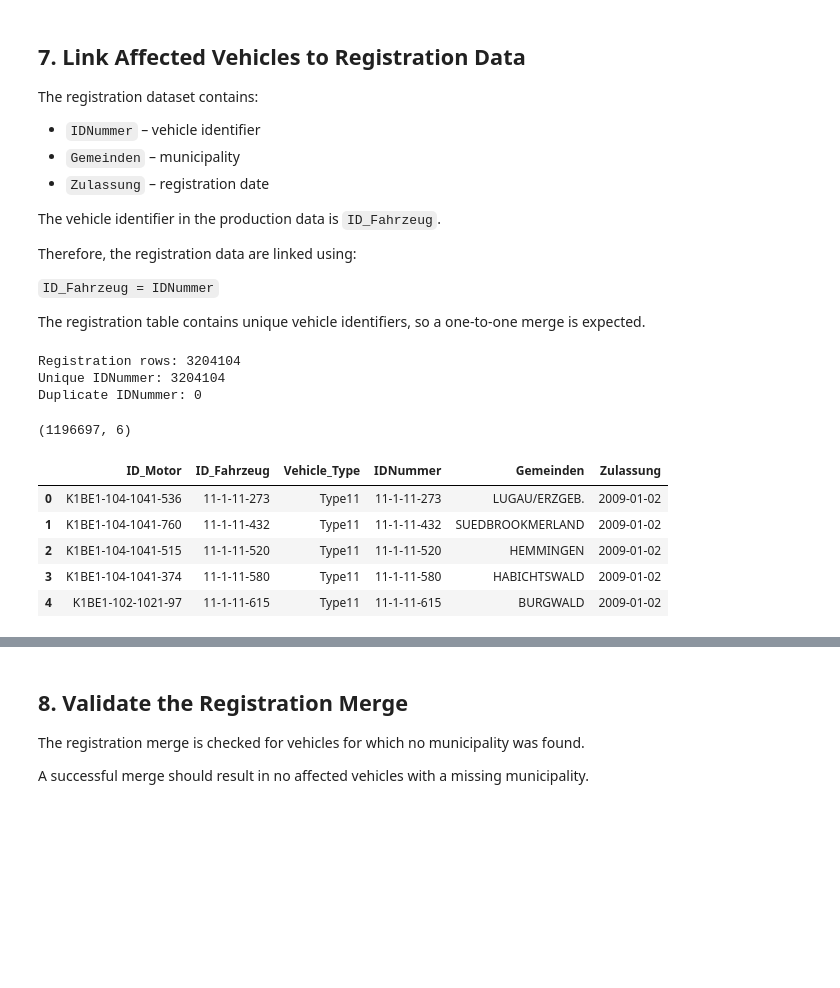
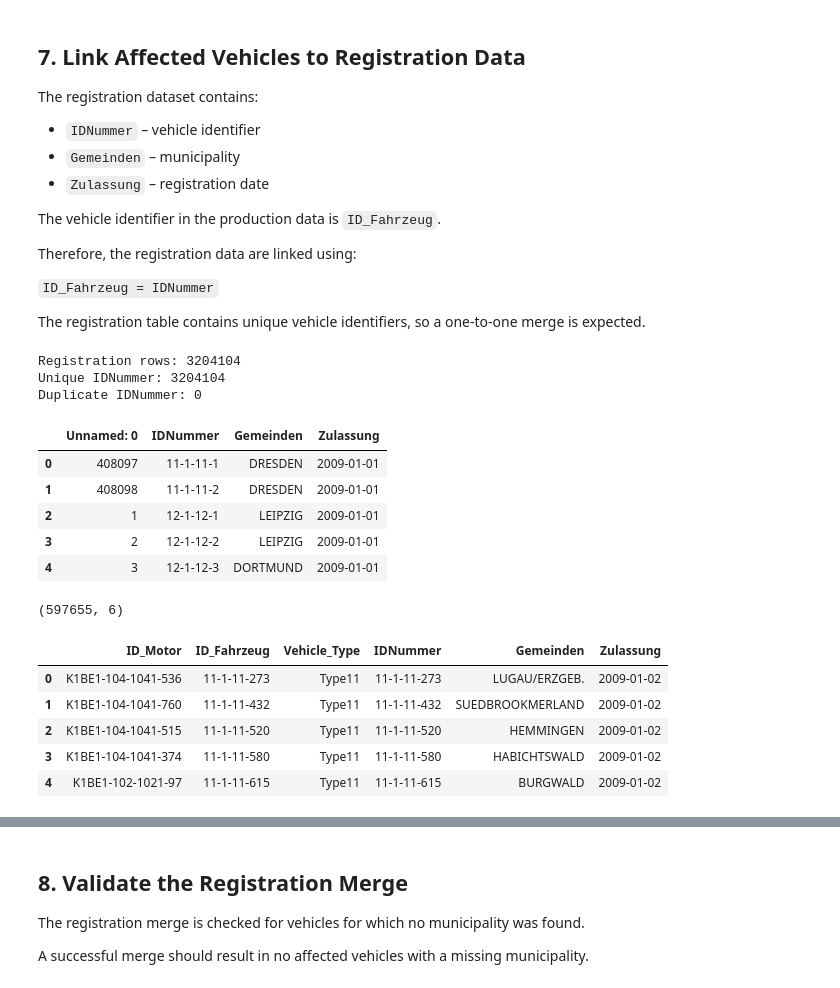
Before and after one commit to mekundur/oem1_emissions_audit-, a Jupyter notebook: SoSe26_Case_Study_Group_16.ipynb, the cells around one changed output, grey strips where cells are left out. Cells and saved outputs as stored; diff of their text form; code cells hidden in the pictures; blank space fills up the shorter version.

```diff
--- a/SoSe26_Case_Study_Group_16.ipynb
+++ b/SoSe26_Case_Study_Group_16.ipynb
@@ -48,8 +46,15 @@ The checkpoint analysis showed that the file contains two sets of T2 records. To
 
 The resulting dataset contains the T2 identifier, production date, manufacturer, production plant and defect information.
 # %%
-input_file = r".\data\Einzelteil_T02.txt"
-fixed_file = r".\data\Einzelteil_T02_fixed.txt"
+import pandas as pd
+from pathlib import Path
+
+data_path = Path("data/IDA SoSe26 - Data")
+
+input_file = (data_path / "Einzelteil" / "Einzelteil_T02.txt")
+fixed_file = (data_path / "Einzelteil" / "Einzelteil_T02_fixed.txt")
+print(f"Input file: {input_file}")
+print(f"Fixed file: {fixed_file}")
 
 with open(input_file, "r", encoding="utf-8") as src, \
      open(fixed_file, "w", encoding="utf-8") as dst:
@@ -456,43 +372,49 @@ Therefore, the registration data are linked using:
 
 The registration table contains unique vehicle identifiers, so a one-to-one merge is expected.
 # %%
+registrations_file = data_path / "Zulassungen" / "Zulassungen_alle_Fahrzeuge.csv"
+
 registrations = pd.read_csv(
-    r".\data\Zulassungen_alle_Fahrzeuge.csv",
+    registrations_file,
     sep=";",
     quotechar='"'
 )
 
 print("Registration rows:", len(registrations))
-print(
-    "Unique IDNummer:",
-    registrations["IDNummer"].nunique()
-)
-
-print(
-    "Duplicate IDNummer:",
-    registrations["IDNummer"].duplicated().sum()
-)
+print("Unique IDNummer:", registrations["IDNummer"].nunique())
+print("Duplicate IDNummer:",registrations["IDNummer"].duplicated().sum())
+display(registrations.head())
 # %% [output]
 Registration rows: 3204104
 Unique IDNummer: 3204104
 Duplicate IDNummer: 0
+|  | Unnamed: 0 | IDNummer | Gemeinden | Zulassung |
+| 0 | 408097 | 11-1-11-1 | DRESDEN | 2009-01-01 |
+| 1 | 408098 | 11-1-11-2 | DRESDEN | 2009-01-01 |
+| 2 | 1 | 12-1-12-1 | LEIPZIG | 2009-01-01 |
+| 3 | 2 | 12-1-12-2 | LEIPZIG | 2009-01-01 |
+| 4 | 3 | 12-1-12-3 | DORTMUND | 2009-01-01 |
 # %%
 registrations_small = registrations[
     ["IDNummer", "Gemeinden", "Zulassung"]
 ].copy()
 
-affected_registered = affected_vehicles.merge(
-    registrations_small,
-    left_on="ID_Fahrzeug",
-    right_on="IDNummer",
-    how="left",
-    validate="one_to_one"
-)
+try:
+    affected_registered = affected_vehicles.merge(
+        registrations_small,
+        left_on="ID_Fahrzeug",
+        right_on="IDNummer",
+        how="left",
+        validate="one_to_one"
+    )
+except Exception as e:
+    print("Merge validation FAILED:", e)
+    raise
 
 print(affected_registered.shape)
 display(affected_registered.head())
 # %% [output]
-(1196697, 6)
+(597655, 6)
 |  | ID_Motor | ID_Fahrzeug | Vehicle_Type | IDNummer | Gemeinden | Zulassung |
 | 0 | K1BE1-104-1041-536 | 11-1-11-273 | Type11 | 11-1-11-273 | LUGAU/ERZGEB. | 2009-01-02 |
 | 1 | K1BE1-104-1041-760 | 11-1-11-432 | Type11 | 11-1-11-432 | SUEDBROOKMERLAND | 2009-01-02 |
```
Also changed, not shown: parts of 25 cells of this notebook.
